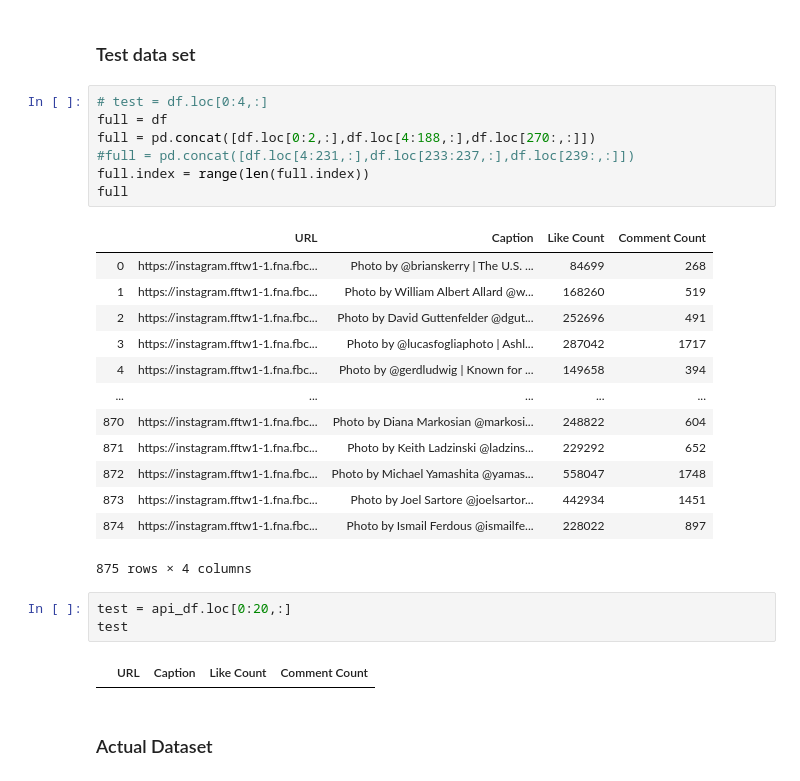
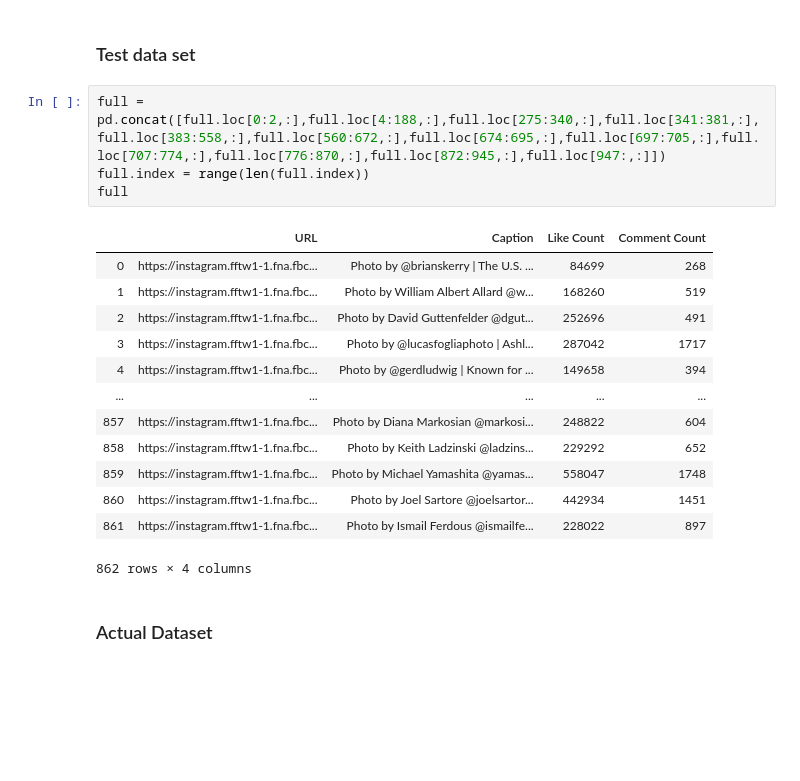
Before and after one commit to prajvalgupta/ugca-fall, a Jupyter notebook: Assignment 4/UGCA-Assignment-4-Final.ipynb, the cells around one changed output. Saved outputs shown, nothing was run; the diff lists cells and outputs as text; blank space fills up the shorter version.

```diff
--- a/Assignment 4/UGCA-Assignment-4-Final.ipynb
+++ b/Assignment 4/UGCA-Assignment-4-Final.ipynb
@@ -136,30 +121,22 @@ df
 # %% [markdown]
 ### Test data set
-# %%
-# test = df.loc[0:4,:]
-full = df
-full = pd.concat([df.loc[0:2,:],df.loc[4:188,:],df.loc[270:,:]])
-#full = pd.concat([df.loc[4:231,:],df.loc[233:237,:],df.loc[239:,:]])
-full.index = range(len(full.index))
-full
-# %% [output]
-|  | URL | Caption | Like Count | Comment Count |
-| 0 | https://instagram.fftw1-1.fna.fbc... | Photo by @brianskerry | The U.S. ... | 84699 | 268 |
-| 1 | https://instagram.fftw1-1.fna.fbc... | Photo by William Albert Allard @w... | 168260 | 519 |
-| 2 | https://instagram.fftw1-1.fna.fbc... | Photo by David Guttenfelder @dgut... | 252696 | 491 |
-| 3 | https://instagram.fftw1-1.fna.fbc... | Photo by @lucasfogliaphoto | Ashl... | 287042 | 1717 |
-| 4 | https://instagram.fftw1-1.fna.fbc... | Photo by @gerdludwig | Known for ... | 149658 | 394 |
-| ... | ... | ... | ... | ... |
-| 870 | https://instagram.fftw1-1.fna.fbc... | Photo by Diana Markosian @markosi... | 248822 | 604 |
-| 871 | https://instagram.fftw1-1.fna.fbc... | Photo by Keith Ladzinski @ladzins... | 229292 | 652 |
-| 872 | https://instagram.fftw1-1.fna.fbc... | Photo by Michael Yamashita @yamas... | 558047 | 1748 |
-| 873 | https://instagram.fftw1-1.fna.fbc... | Photo by Joel Sartore @joelsartor... | 442934 | 1451 |
-| 874 | https://instagram.fftw1-1.fna.fbc... | Photo by Ismail Ferdous @ismailfe... | 228022 | 897 |
-875 rows × 4 columns
-# %%
-test = api_df.loc[0:20,:]
-test
-# %% [output]
-|  | URL | Caption | Like Count | Comment Count |
+# %%
+full = pd.concat([full.loc[0:2,:],full.loc[4:188,:],full.loc[275:340,:],full.loc[341:381,:],full.loc[383:558,:],full.loc[560:672,:],full.loc[674:695,:],full.loc[697:705,:],full.loc[707:774,:],full.loc[776:870,:],full.loc[872:945,:],full.loc[947:,:]])
+full.index = range(len(full.index))
+full
+# %% [output]
+|  | URL | Caption | Like Count | Comment Count |
+| 0 | https://instagram.fftw1-1.fna.fbc... | Photo by @brianskerry | The U.S. ... | 84699 | 268 |
+| 1 | https://instagram.fftw1-1.fna.fbc... | Photo by William Albert Allard @w... | 168260 | 519 |
+| 2 | https://instagram.fftw1-1.fna.fbc... | Photo by David Guttenfelder @dgut... | 252696 | 491 |
+| 3 | https://instagram.fftw1-1.fna.fbc... | Photo by @lucasfogliaphoto | Ashl... | 287042 | 1717 |
+| 4 | https://instagram.fftw1-1.fna.fbc... | Photo by @gerdludwig | Known for ... | 149658 | 394 |
+| ... | ... | ... | ... | ... |
+| 857 | https://instagram.fftw1-1.fna.fbc... | Photo by Diana Markosian @markosi... | 248822 | 604 |
+| 858 | https://instagram.fftw1-1.fna.fbc... | Photo by Keith Ladzinski @ladzins... | 229292 | 652 |
+| 859 | https://instagram.fftw1-1.fna.fbc... | Photo by Michael Yamashita @yamas... | 558047 | 1748 |
+| 860 | https://instagram.fftw1-1.fna.fbc... | Photo by Joel Sartore @joelsartor... | 442934 | 1451 |
+| 861 | https://instagram.fftw1-1.fna.fbc... | Photo by Ismail Ferdous @ismailfe... | 228022 | 897 |
+862 rows × 4 columns
 # %% [markdown]
 ### Actual Dataset
```
Also changed, not shown: parts of 7 cells of this notebook, 1 other file.
